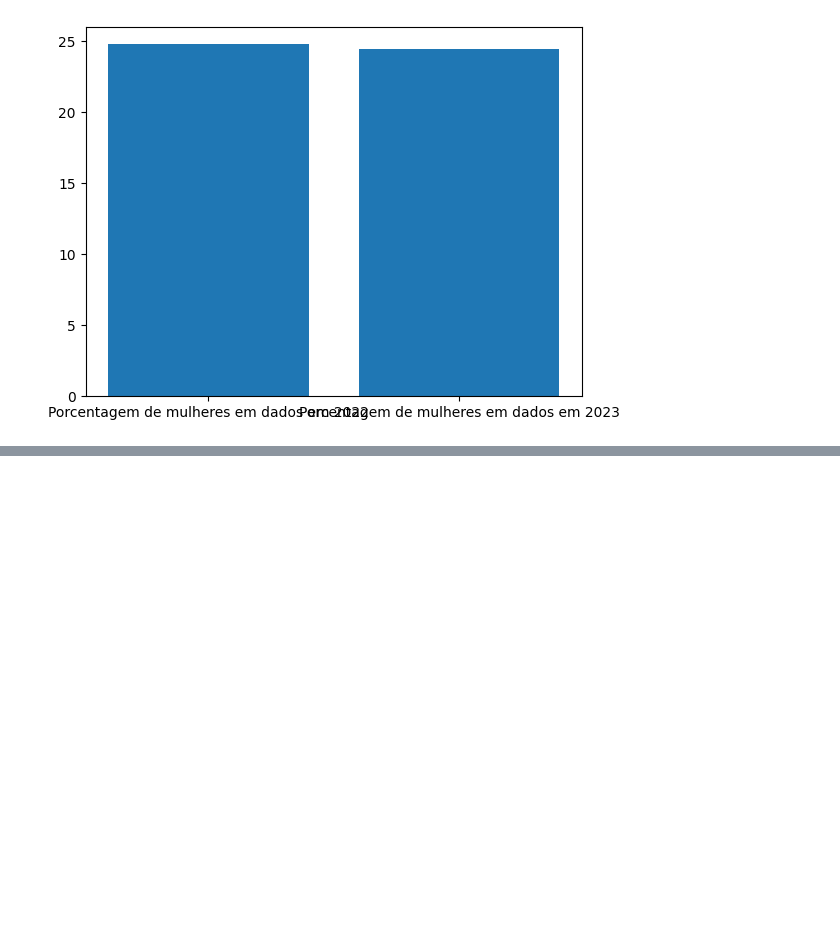
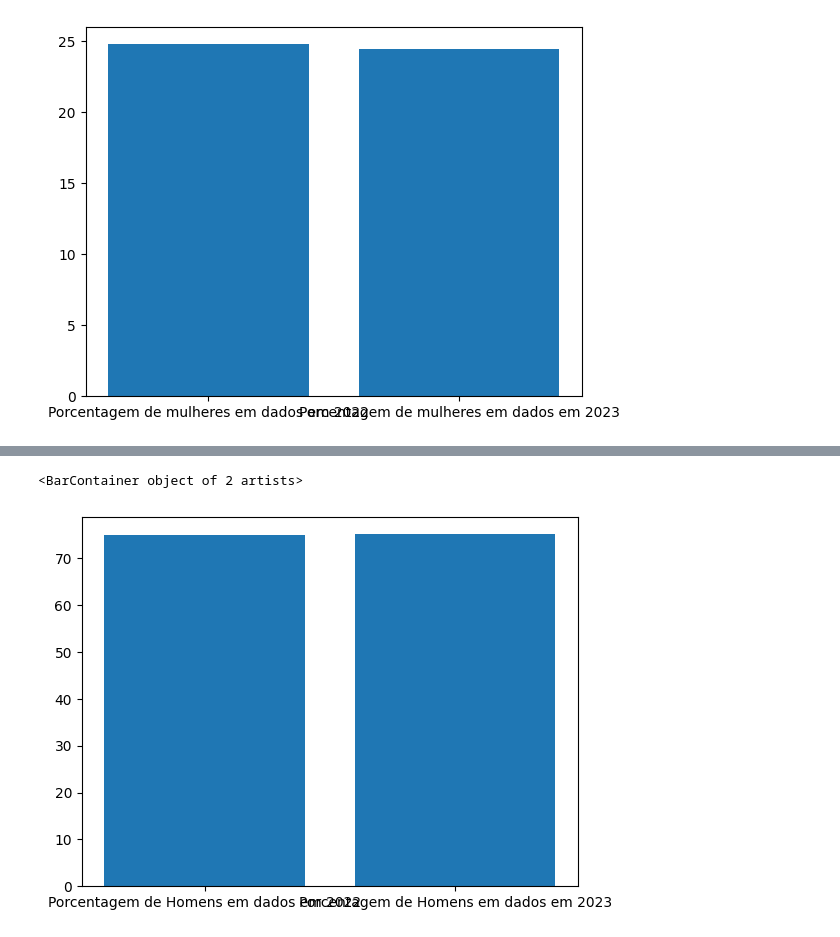
Before and after one commit to reprograma/on29-python-s17-s18-projeto-livre, a Jupyter notebook: exercicios/para-casa/tratamento-dados.ipynb, the cells around one changed output, grey strips where cells are left out. Cells and saved outputs as stored; diff of their text form; code cells hidden in the pictures; blank space fills up the shorter version.

```diff
--- a/exercicios/para-casa/tratamento-dados.ipynb
+++ b/exercicios/para-casa/tratamento-dados.ipynb
@@ -305,0 +330,6 @@ plt.bar(["Porcentagem de mulheres em dados em 2022", "Porcentagem de mulheres em
+# %%
+plt.bar(["Porcentagem de Homens em dados em 2022", "Porcentagem de Homens em dados em 2023"], [porcentagem_homens_2022, porcentagem_homens_2023])
+#vou perguntar a edu do rotacionar o grafico pra acertar
+# %% [output]
+<BarContainer object of 2 artists>
+[figure, added]
```
Also changed, not shown: parts of 12 cells of this notebook.
